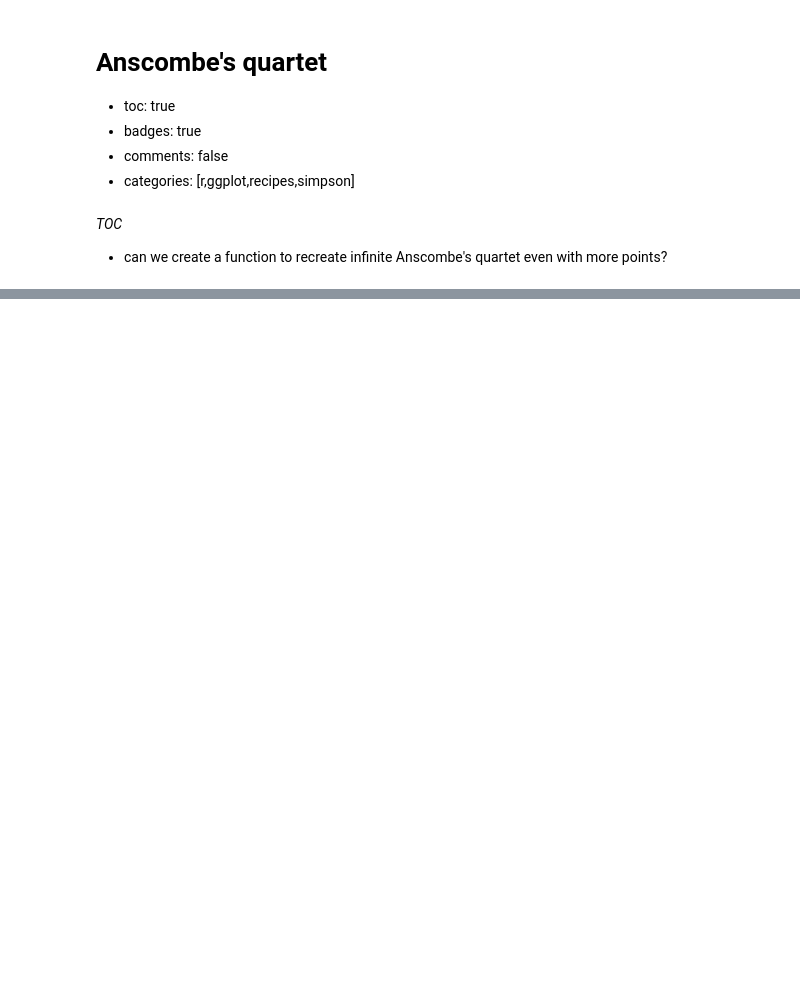
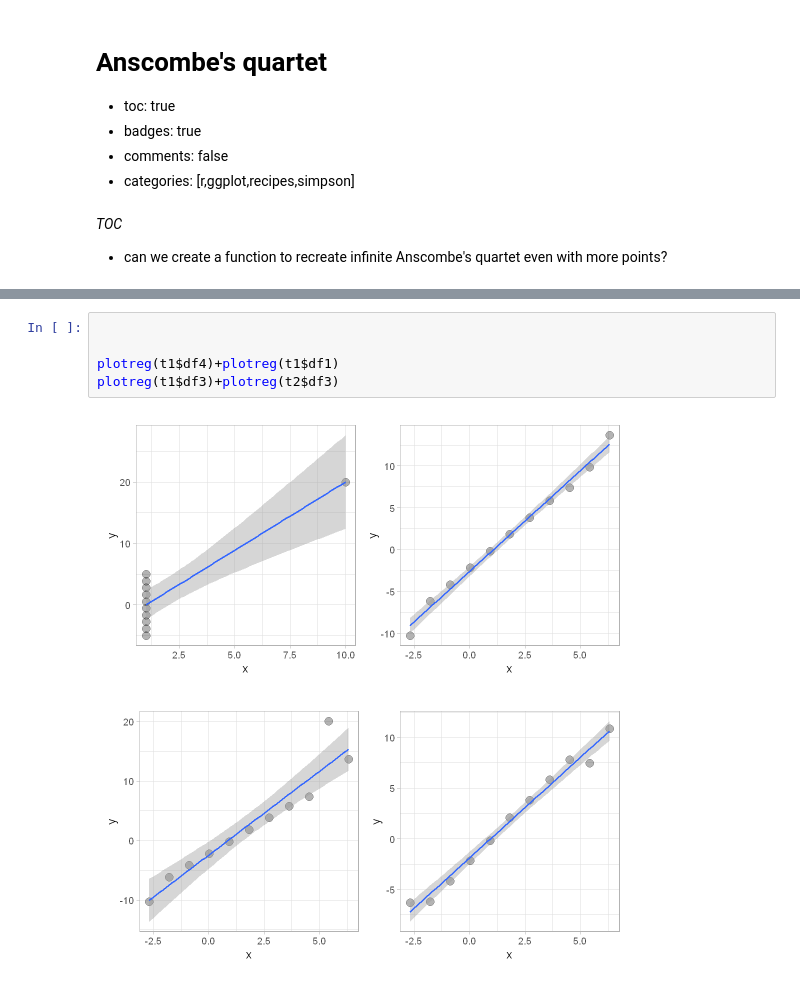
Before and after one commit to jojosgithub/blog, a Jupyter notebook: _notebooks/2021-07-04-anscombe.ipynb, the cells around one changed output, grey strips where cells are left out. Cells and saved outputs as stored; diff of their text form; blank space fills up the shorter version.

```diff
--- a/_notebooks/2021-07-04-anscombe.ipynb
+++ b/_notebooks/2021-07-04-anscombe.ipynb
@@ -112,0 +107,8 @@ a[[14]]
+# %%
+
+
+plotreg(t1$df4)+plotreg(t1$df1)
+plotreg(t1$df3)+plotreg(t2$df3)
+# %% [output]
+[figure, added]
+[figure, added]
```
Also changed, not shown: parts of 7 cells of this notebook.
